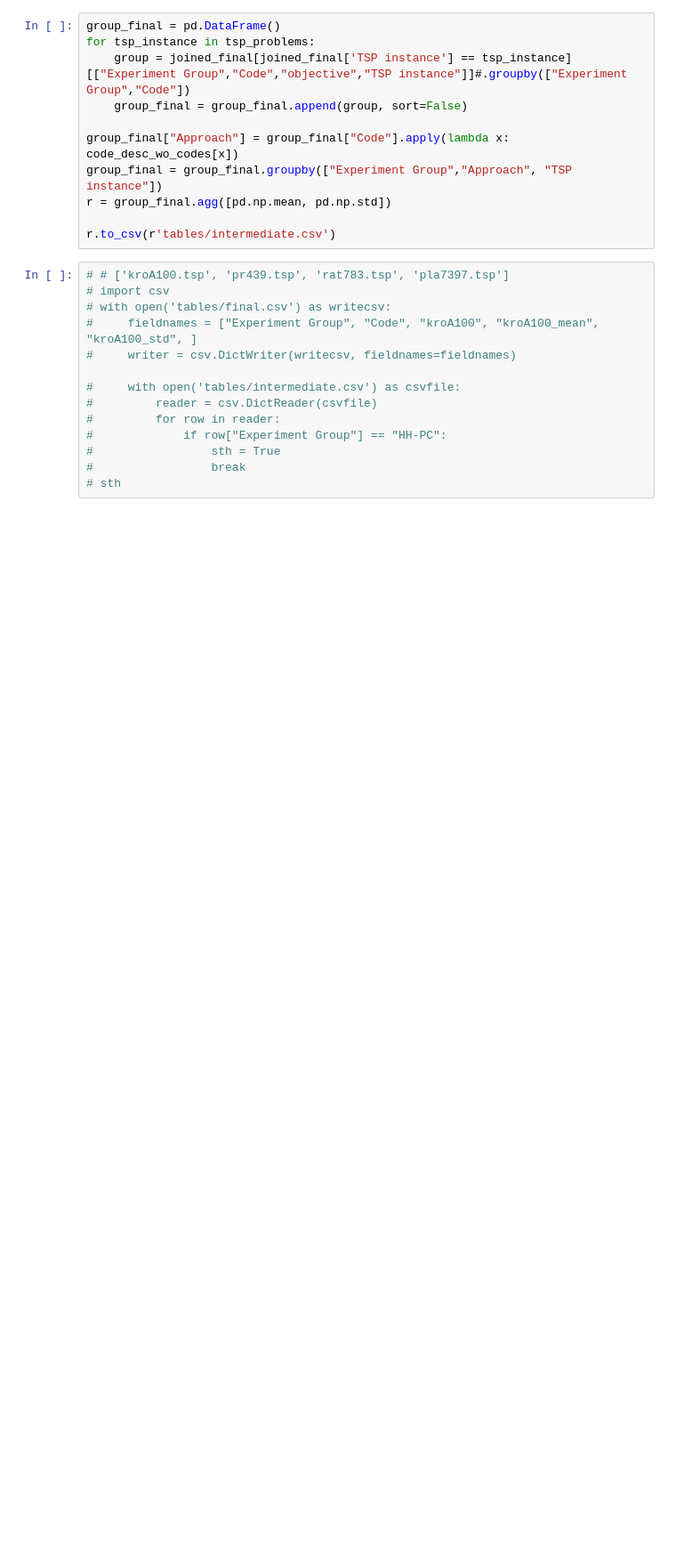
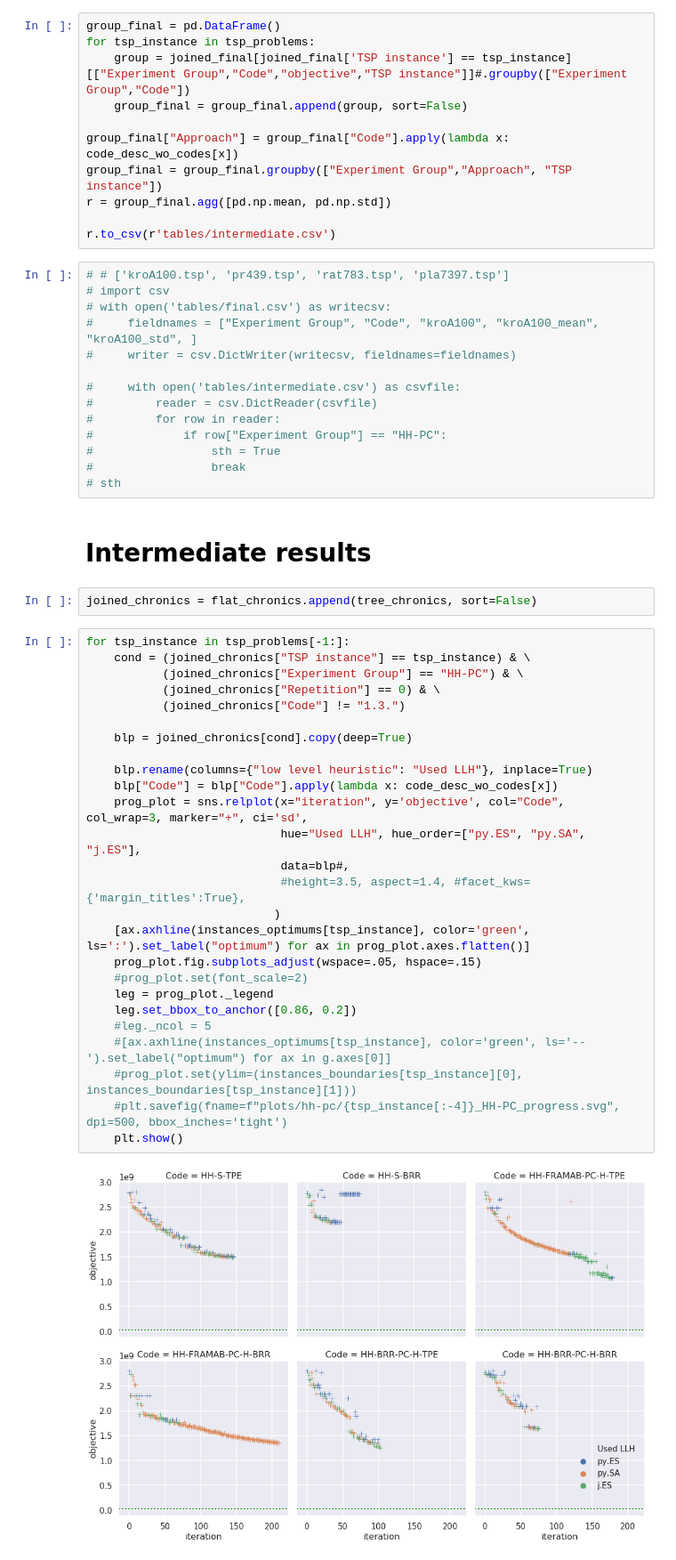
Before and after one commit to YevheniiSemendiak/tud_master_benchmarks, a Jupyter notebook: analyse_flat_search_space.ipynb, the cells around one changed output. Shown at 89% size. Saved outputs shown, nothing was run; the diff lists cells and outputs as text; blank space fills up the shorter version.

```diff
--- a/analyse_flat_search_space.ipynb
+++ b/analyse_flat_search_space.ipynb
@@ -447,3 +413,35 @@ r.to_csv(r'tables/intermediate.csv')
 #                 sth = True
 #                 break
 # sth
+# %% [markdown]
+# Intermediate results
+# %%
+joined_chronics = flat_chronics.append(tree_chronics, sort=False)
+# %%
+for tsp_instance in tsp_problems[-1:]:
+    cond = (joined_chronics["TSP instance"] == tsp_instance) & \
+           (joined_chronics["Experiment Group"] == "HH-PC") & \
+           (joined_chronics["Repetition"] == 0) & \
+           (joined_chronics["Code"] != "1.3.")
+
+    blp = joined_chronics[cond].copy(deep=True)
+
+    blp.rename(columns={"low level heuristic": "Used LLH"}, inplace=True)
+    blp["Code"] = blp["Code"].apply(lambda x: code_desc_wo_codes[x])
+    prog_plot = sns.relplot(x="iteration", y='objective', col="Code", col_wrap=3, marker="+", ci='sd',
+                            hue="Used LLH", hue_order=["py.ES", "py.SA", "j.ES"],
+                            data=blp#,
+                            #height=3.5, aspect=1.4, #facet_kws={'margin_titles':True},
+                           )
+    [ax.axhline(instances_optimums[tsp_instance], color='green', ls=':').set_label("optimum") for ax in prog_plot.axes.flatten()]
+    prog_plot.fig.subplots_adjust(wspace=.05, hspace=.15)
+    #prog_plot.set(font_scale=2)
+    leg = prog_plot._legend
+    leg.set_bbox_to_anchor([0.86, 0.2])
+    #leg._ncol = 5
+    #[ax.axhline(instances_optimums[tsp_instance], color='green', ls='--').set_label("optimum") for ax in g.axes[0]]
+    #prog_plot.set(ylim=(instances_boundaries[tsp_instance][0], instances_boundaries[tsp_instance][1]))
+    #plt.savefig(fname=f"plots/hh-pc/{tsp_instance[:-4]}_HH-PC_progress.svg", dpi=500, bbox_inches='tight')
+    plt.show()
+# %% [output]
+[figure, added]
```
Also changed, not shown: parts of 7 cells of this notebook.
